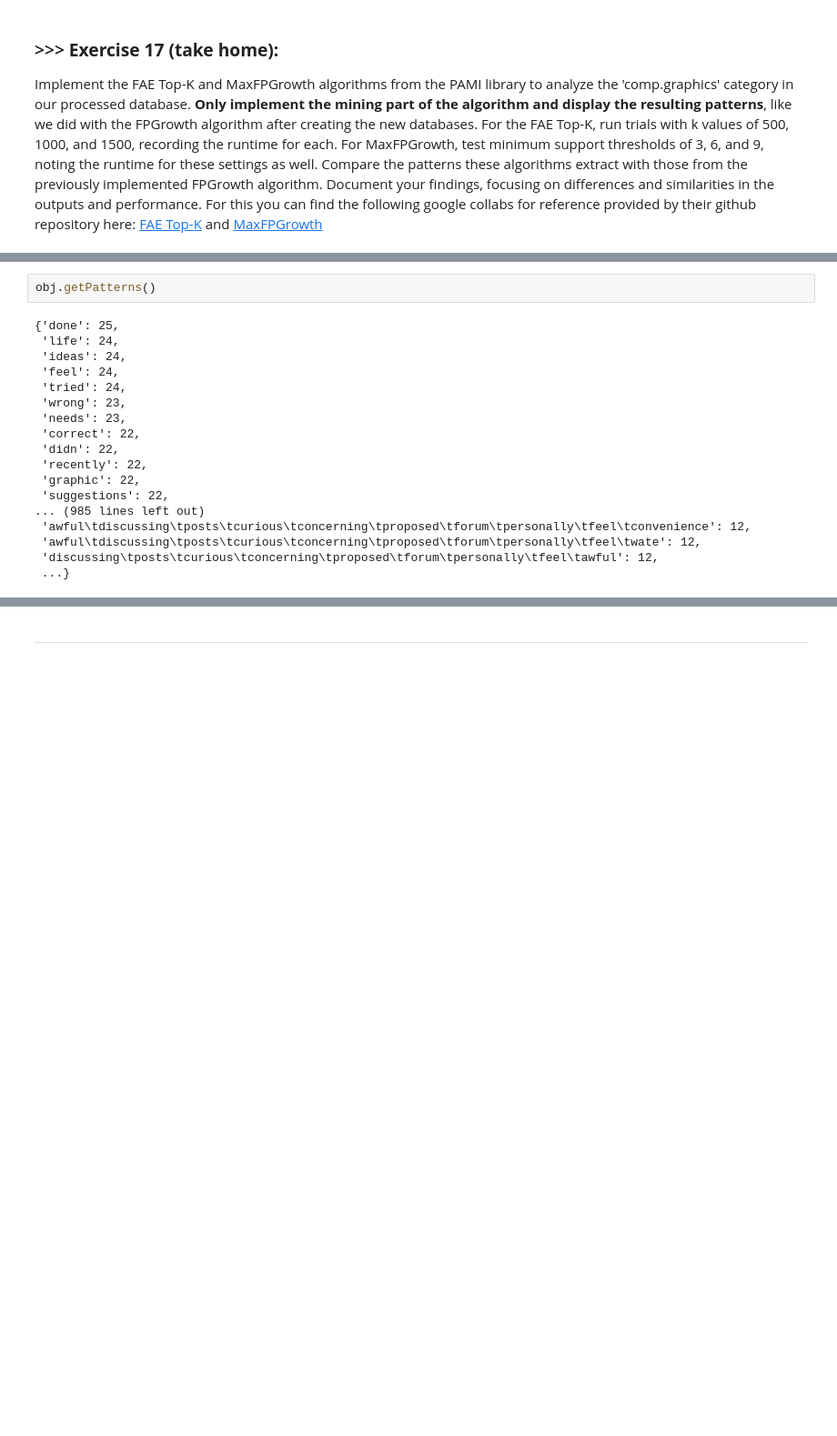
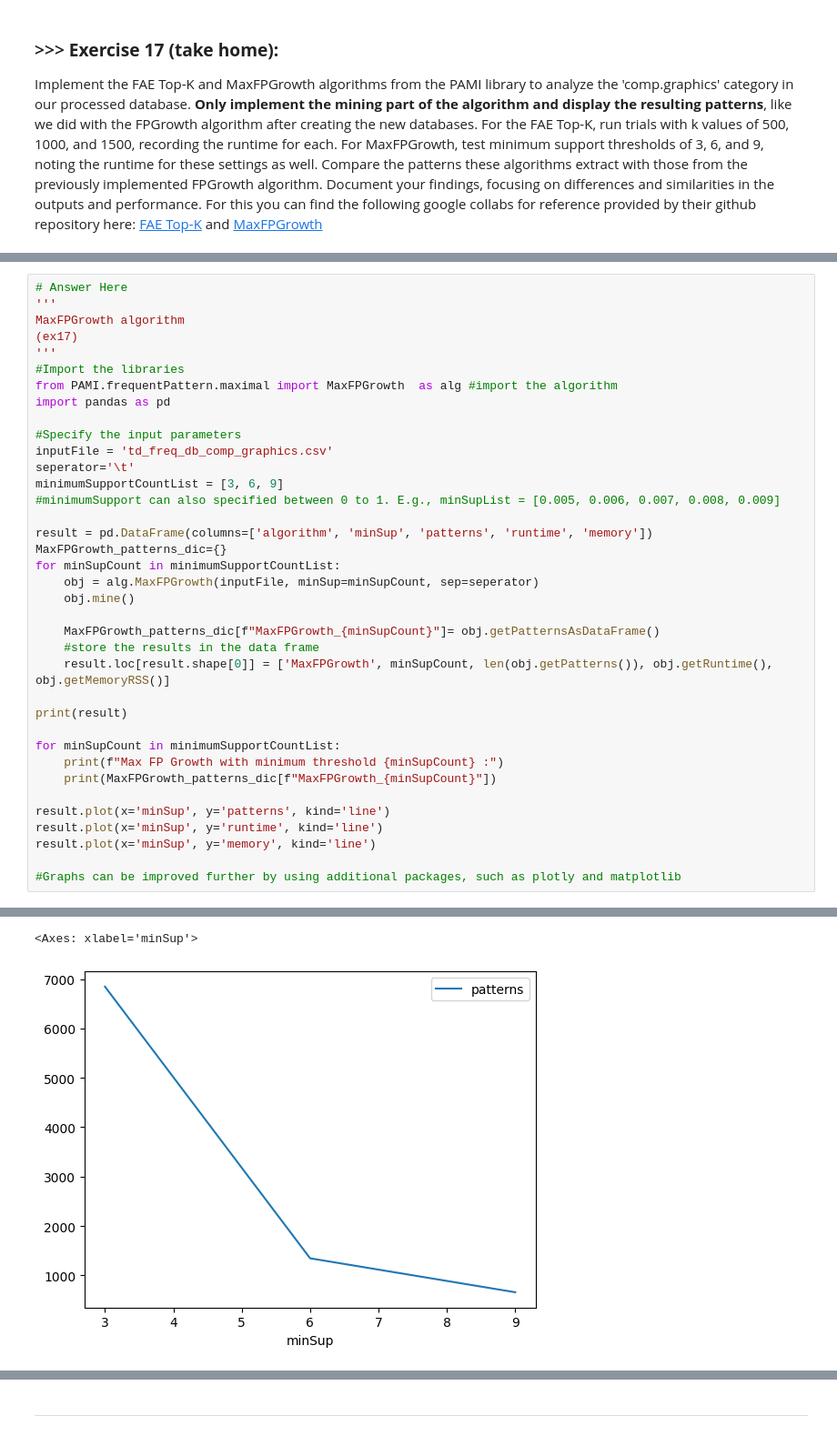
Before and after one commit to CedricCVT/DM2025-Lab1-Exercise, a Jupyter notebook: DM2025-Lab1-Master.ipynb, the cells around one changed output, grey strips where cells are left out. Shown at 91% size. Cells and saved outputs as stored; diff of their text form; blank space fills up the shorter version.

```diff
--- a/DM2025-Lab1-Master.ipynb
+++ b/DM2025-Lab1-Master.ipynb
@@ -2042,20 +2067,38 @@ print(result)
-# %%
-obj.getPatterns()
-# %% [output]
-{'done': 25,
- 'life': 24,
- 'ideas': 24,
- 'feel': 24,
- 'tried': 24,
- 'wrong': 23,
- 'needs': 23,
- 'correct': 22,
- 'didn': 22,
- 'recently': 22,
- 'graphic': 22,
- 'suggestions': 22,
-... (985 lines left out)
- 'awful\tdiscussing\tposts\tcurious\tconcerning\tproposed\tforum\tpersonally\tfeel\tconvenience': 12,
- 'awful\tdiscussing\tposts\tcurious\tconcerning\tproposed\tforum\tpersonally\tfeel\twate': 12,
- 'discussing\tposts\tcurious\tconcerning\tproposed\tforum\tpersonally\tfeel\tawful': 12,
- ...}
+# %%
+# Answer Here
+'''
+MaxFPGrowth algorithm
+(ex17)
+'''
+#Import the libraries
+from PAMI.frequentPattern.maximal import MaxFPGrowth  as alg #import the algorithm
+import pandas as pd
+
+#Specify the input parameters
+inputFile = 'td_freq_db_comp_graphics.csv'
+seperator='\t'
+minimumSupportCountList = [3, 6, 9]
+#minimumSupport can also specified between 0 to 1. E.g., minSupList = [0.005, 0.006, 0.007, 0.008, 0.009]
+
+result = pd.DataFrame(columns=['algorithm', 'minSup', 'patterns', 'runtime', 'memory'])
+MaxFPGrowth_patterns_dic={}
+for minSupCount in minimumSupportCountList:
+    obj = alg.MaxFPGrowth(inputFile, minSup=minSupCount, sep=seperator)
+    obj.mine()
+
+    MaxFPGrowth_patterns_dic[f"MaxFPGrowth_{minSupCount}"]= obj.getPatternsAsDataFrame()
+    #store the results in the data frame
+    result.loc[result.shape[0]] = ['MaxFPGrowth', minSupCount, len(obj.getPatterns()), obj.getRuntime(), obj.getMemoryRSS()]
+
+print(result)
+
+for minSupCount in minimumSupportCountList:
+    print(f"Max FP Growth with minimum threshold {minSupCount} :")
+    print(MaxFPGrowth_patterns_dic[f"MaxFPGrowth_{minSupCount}"])
+
+result.plot(x='minSup', y='patterns', kind='line')
+result.plot(x='minSup', y='runtime', kind='line')
+result.plot(x='minSup', y='memory', kind='line')
+
+#Graphs can be improved further by using additional packages, such as plotly and matplotlib
+# %% [output]
@@ -2061,0 +2122,2 @@ obj.getPatterns()
+<Axes: xlabel='minSup'>
+[figure, added]
```
Also changed, not shown: parts of 3 cells of this notebook.
